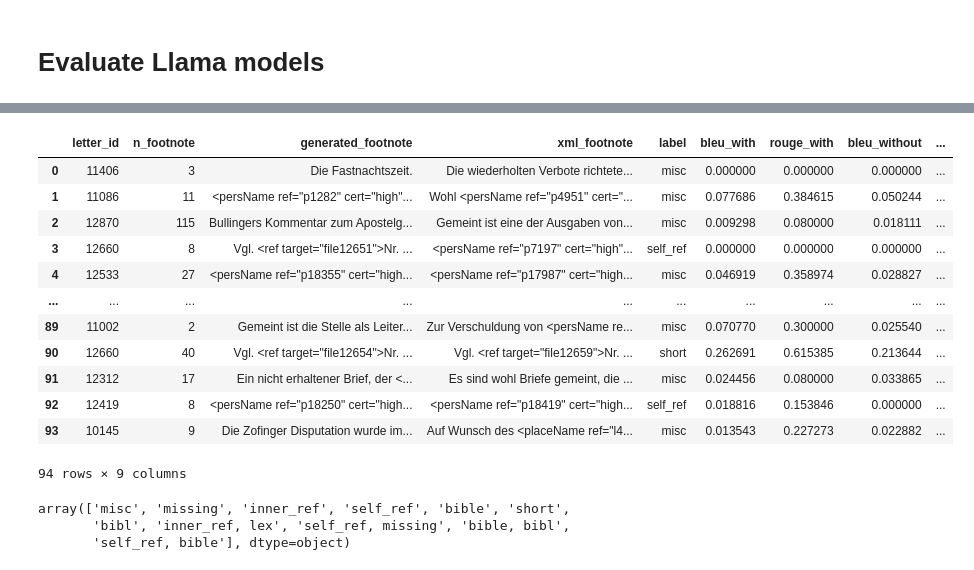
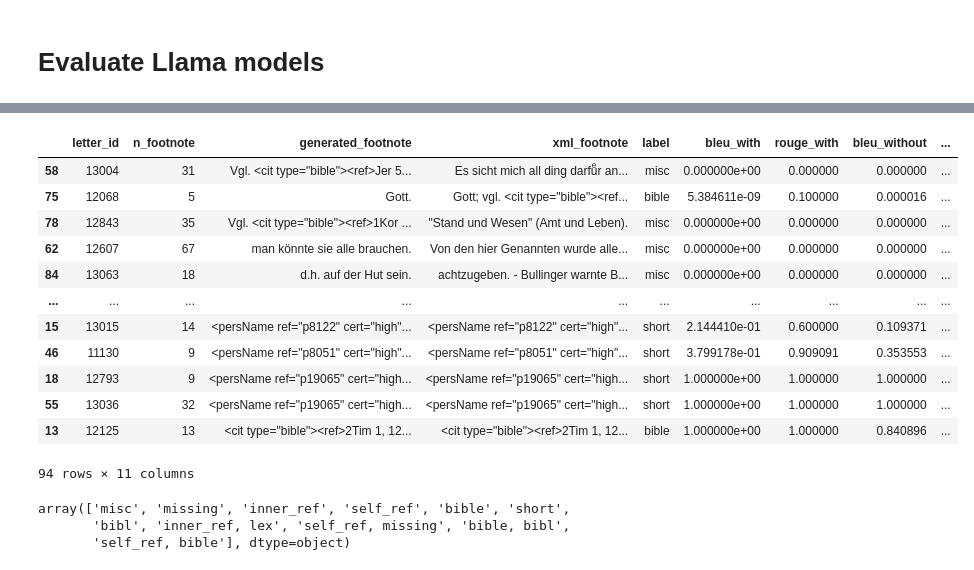
Before and after one commit to Boffl/BullingerDigitalLMFootnotes, a Jupyter notebook: evaluate/evaluate.ipynb, the cells around one changed output, grey strips where cells are left out. Cells and saved outputs as stored; diff of their text form; code cells hidden in the pictures.

```diff
--- a/evaluate/evaluate.ipynb
+++ b/evaluate/evaluate.ipynb
@@ -148,19 +143,19 @@ bert_without is missing
 # %%
-merged_df
+merged_df.sort_values("bert_with")
 # %% [output]
 |  | letter_id | n_footnote | generated_footnote | xml_footnote | label | bleu_with | rouge_with | bleu_without | ... |
-| 0 | 11406 | 3 | Die Fastnachtszeit. | Die wiederholten Verbote richtete... | misc | 0.000000 | 0.000000 | 0.000000 | ... |
-| 1 | 11086 | 11 | <persName ref="p1282" cert="high"... | Wohl <persName ref="p4951" cert="... | misc | 0.077686 | 0.384615 | 0.050244 | ... |
-| 2 | 12870 | 115 | Bullingers Kommentar zum Apostelg... | Gemeint ist eine der Ausgaben von... | misc | 0.009298 | 0.080000 | 0.018111 | ... |
-| 3 | 12660 | 8 | Vgl. <ref target="file12651">Nr. ... | <persName ref="p7197" cert="high"... | self_ref | 0.000000 | 0.000000 | 0.000000 | ... |
-| 4 | 12533 | 27 | <persName ref="p18355" cert="high... | <persName ref="p17987" cert="high... | misc | 0.046919 | 0.358974 | 0.028827 | ... |
+| 58 | 13004 | 31 | Vgl. <cit type="bible"><ref>Jer 5... | Es sicht mich all ding darfuͤr an... | misc | 0.000000e+00 | 0.000000 | 0.000000 | ... |
+| 75 | 12068 | 5 | Gott. | Gott; vgl. <cit type="bible"><ref... | bible | 5.384611e-09 | 0.100000 | 0.000016 | ... |
+| 78 | 12843 | 35 | Vgl. <cit type="bible"><ref>1Kor ... | "Stand und Wesen" (Amt und Leben). | misc | 0.000000e+00 | 0.000000 | 0.000000 | ... |
+| 62 | 12607 | 67 | man könnte sie alle brauchen. | Von den hier Genannten wurde alle... | misc | 0.000000e+00 | 0.000000 | 0.000000 | ... |
+| 84 | 13063 | 18 | d.h. auf der Hut sein. | achtzugeben. - Bullinger warnte B... | misc | 0.000000e+00 | 0.000000 | 0.000000 | ... |
 | ... | ... | ... | ... | ... | ... | ... | ... | ... | ... |
-| 89 | 11002 | 2 | Gemeint ist die Stelle als Leiter... | Zur Verschuldung von <persName re... | misc | 0.070770 | 0.300000 | 0.025540 | ... |
-| 90 | 12660 | 40 | Vgl. <ref target="file12654">Nr. ... | Vgl. <ref target="file12659">Nr. ... | short | 0.262691 | 0.615385 | 0.213644 | ... |
-| 91 | 12312 | 17 | Ein nicht erhaltener Brief, der <... | Es sind wohl Briefe gemeint, die ... | misc | 0.024456 | 0.080000 | 0.033865 | ... |
-| 92 | 12419 | 8 | <persName ref="p18250" cert="high... | <persName ref="p18419" cert="high... | self_ref | 0.018816 | 0.153846 | 0.000000 | ... |
-| 93 | 10145 | 9 | Die Zofinger Disputation wurde im... | Auf Wunsch des <placeName ref="l4... | misc | 0.013543 | 0.227273 | 0.022882 | ... |
+| 15 | 13015 | 14 | <persName ref="p8122" cert="high"... | <persName ref="p8122" cert="high"... | short | 2.144410e-01 | 0.600000 | 0.109371 | ... |
+| 46 | 11130 | 9 | <persName ref="p8051" cert="high"... | <persName ref="p8051" cert="high"... | short | 3.799178e-01 | 0.909091 | 0.353553 | ... |
+| 18 | 12793 | 9 | <persName ref="p19065" cert="high... | <persName ref="p19065" cert="high... | short | 1.000000e+00 | 1.000000 | 1.000000 | ... |
+| 55 | 13036 | 32 | <persName ref="p19065" cert="high... | <persName ref="p19065" cert="high... | short | 1.000000e+00 | 1.000000 | 1.000000 | ... |
+| 13 | 12125 | 13 | <cit type="bible"><ref>2Tim 1, 12... | <cit type="bible"><ref>2Tim 1, 12... | bible | 1.000000e+00 | 1.000000 | 0.840896 | ... |
-94 rows × 9 columns
+94 rows × 11 columns
 # %%
 merged_df["label"].unique()
 # %% [output]
```
Also changed, not shown: parts of 2 cells of this notebook, 2 other files.
